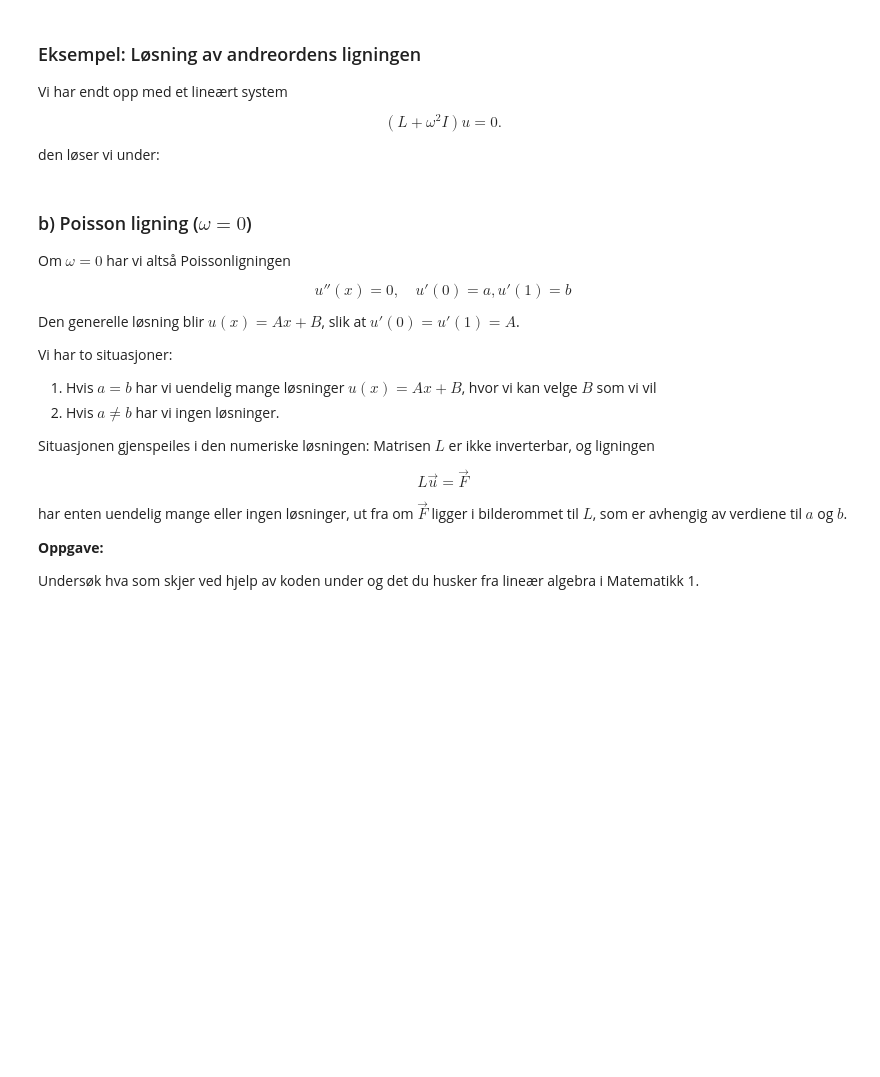
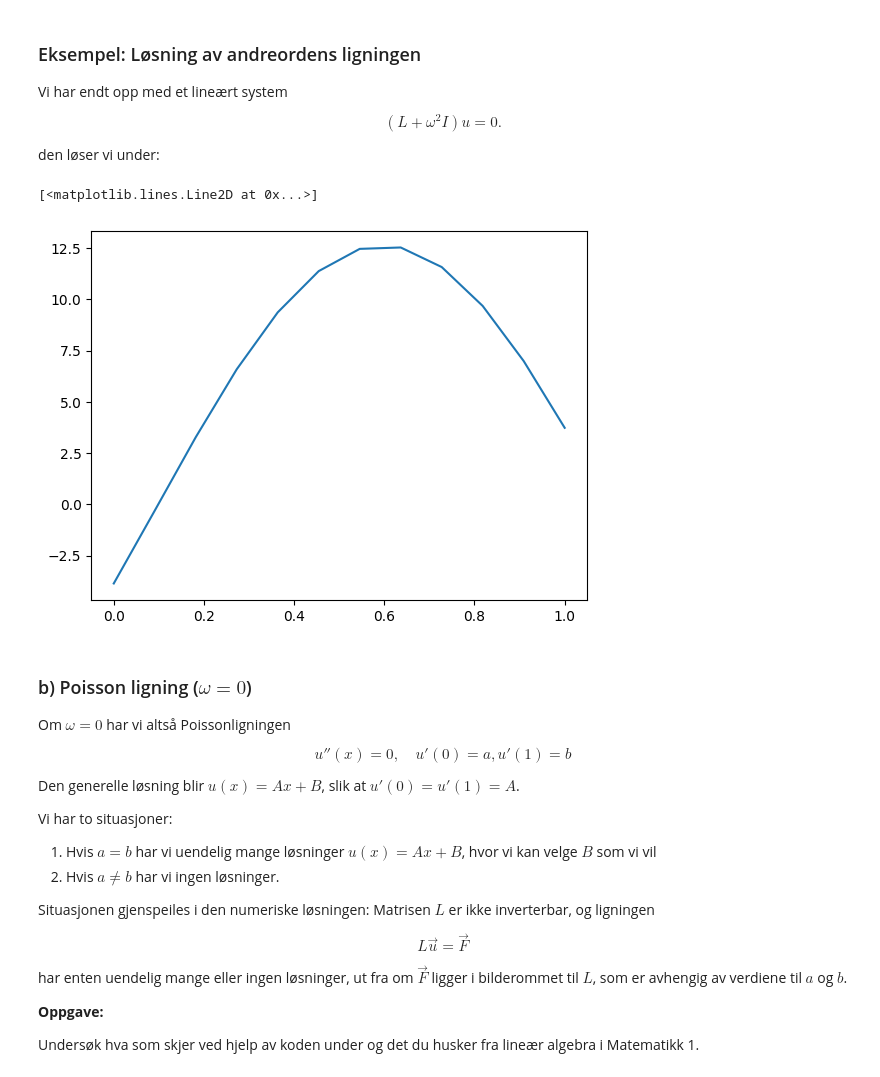
Before and after one commit to imfdrift/IMAx20yz_2025, a Jupyter notebook: prosjekt IMAx2022 23 og 24/08 - Poisson ligning.ipynb, the cells around one changed output. Cells and saved outputs as stored; diff of their text form; code cells hidden in the pictures; blank space fills up the shorter version.

```diff
--- a/prosjekt IMAx2022 23 og 24/08 - Poisson ligning.ipynb
+++ b/prosjekt IMAx2022 23 og 24/08 - Poisson ligning.ipynb
@@ -284,7 +296,7 @@ $$
 \frac{u_{m+1} - u_{m}}{h} = u'(1) = b,
 $$
 # %%
-m = 4
+m = 10
 
 x = np.linspace(0,1,m+2)
 h = x[1] - x[0]
@@ -315,28 +340,29 @@ $$
 
 den løser vi under:
 # %%
-omega = 1
+omega = np.pi
 
 I = sp.eye(m+2)
 
 I = sp.csr_matrix(I)
 
-I[0,0]=0
-I[-1,-1]=0
 
 B = L2 + (omega**2) * I
 
 G = np.zeros(m+2)
 # om vi hadde en funksjon f(x) på høyre side av ligningen ville vi satt G = f(x) istedet
 
 # setter inn randbetingelsen i vektoren G
 G[0] = a
 G[-1] = b
 
 # løser systemet
 V = lin.spsolve(B,G)
 
 plt.plot(x,V)
+# %% [output]
+[<matplotlib.lines.Line2D at 0x...>]
+[figure, added]
 # %% [markdown]
 ### b) Poisson ligning ($\omega=0$)
 
```
Also changed, not shown: parts of 14 cells of this notebook, 2 other files.
